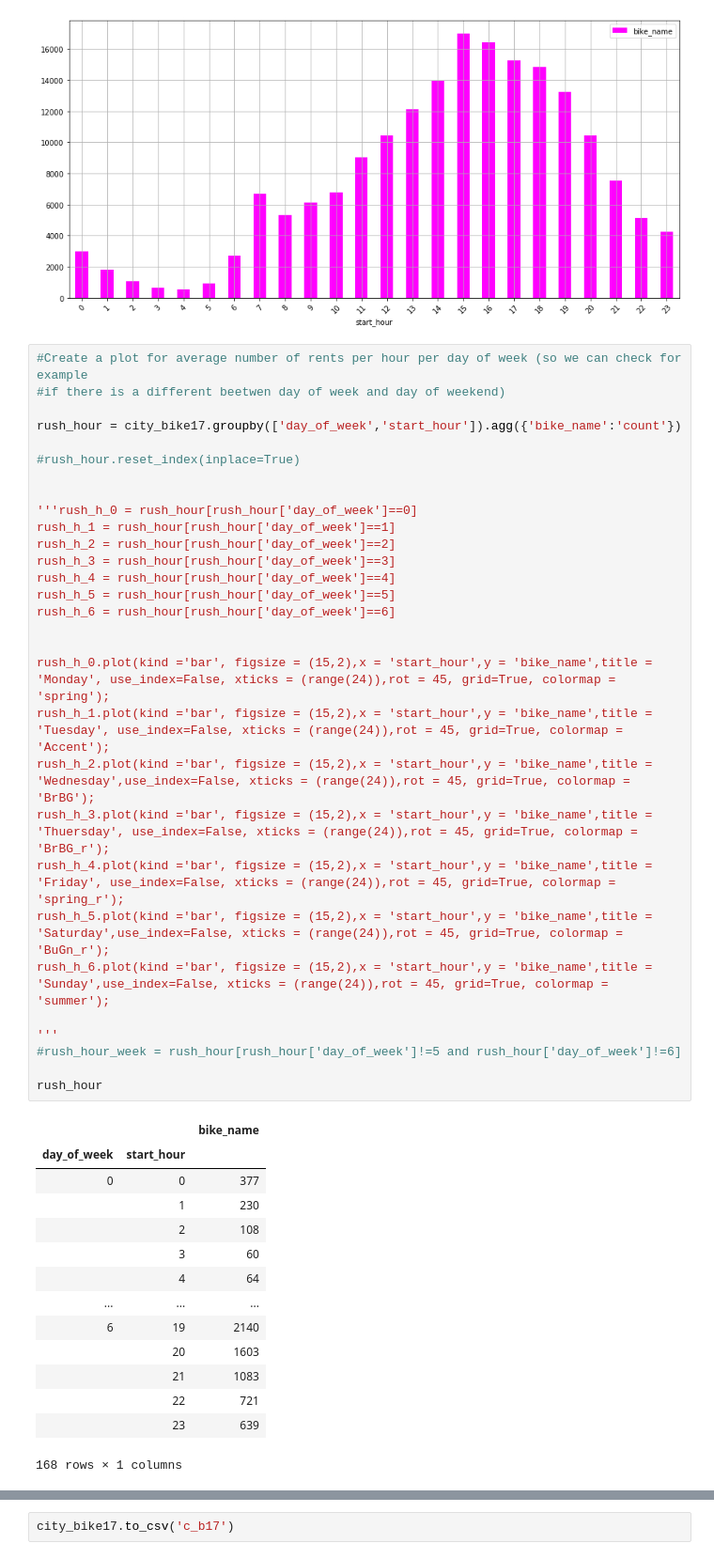
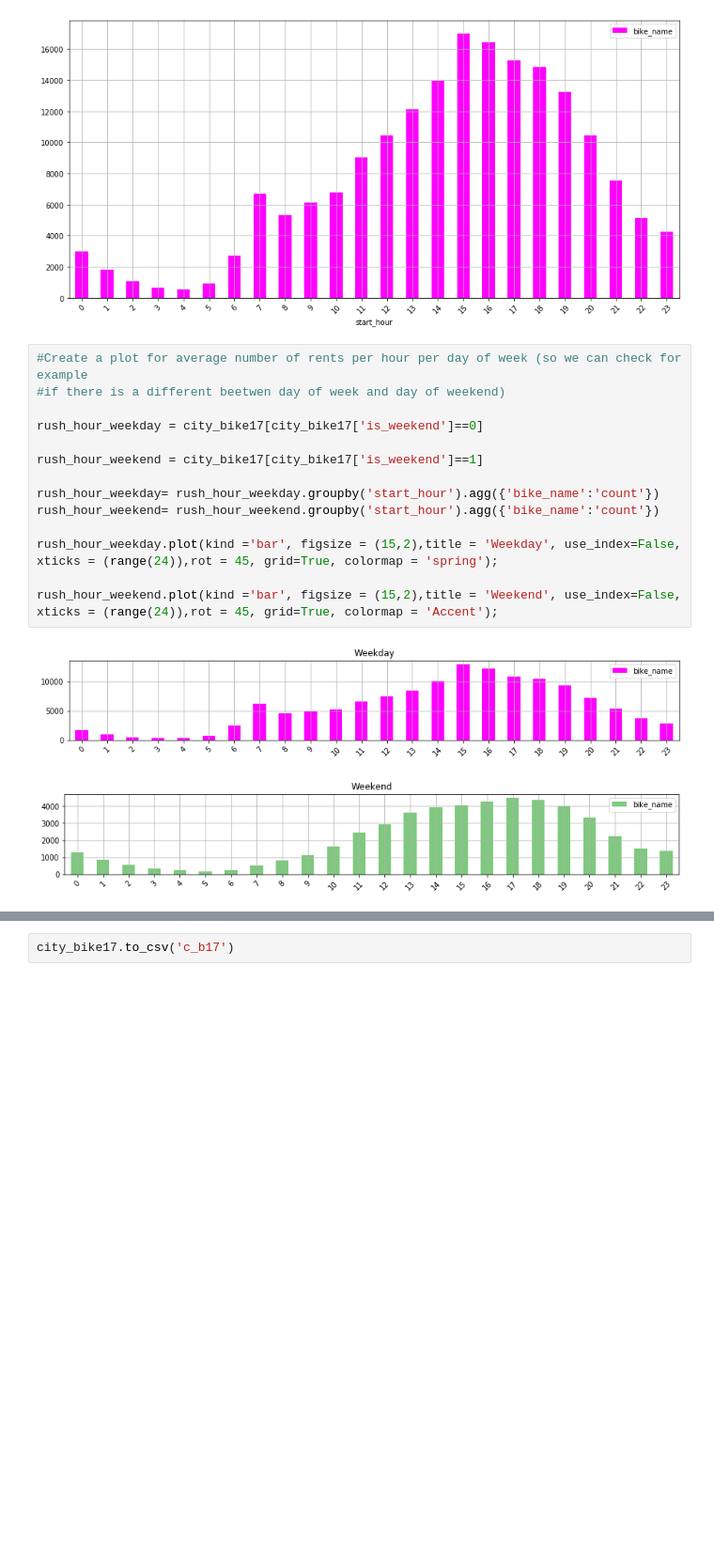
Before and after one commit to KGorczyca/City_bike_Lublin, a Jupyter notebook: PROJEKT PART 1 (2017).ipynb, the cells around one changed output, grey strips where cells are left out. Shown at 94% size. Saved outputs shown, nothing was run; the diff lists cells and outputs as text; blank space fills up the shorter version.

Commit message:
add new plot

```diff
--- a/PROJEKT PART 1 (2017).ipynb
+++ b/PROJEKT PART 1 (2017).ipynb
@@ -584,49 +612,21 @@ ave_rent_per_h.head()
 ave_rent_per_h.plot(kind ='bar', figsize = (15,7), use_index=True, xticks = (range(24)),rot = 45, grid=True, colormap = 'spring');
 # %% [output]
 [figure]
-# %%
-#Create a plot for average number of rents per hour per day of week (so we can check for example
-#if there is a different beetwen day of week and day of weekend)
-
-rush_hour = city_bike17.groupby(['day_of_week','start_hour']).agg({'bike_name':'count'})
-
-#rush_hour.reset_index(inplace=True)
-
-
-'''rush_h_0 = rush_hour[rush_hour['day_of_week']==0]
-rush_h_1 = rush_hour[rush_hour['day_of_week']==1]
-rush_h_2 = rush_hour[rush_hour['day_of_week']==2]
-rush_h_3 = rush_hour[rush_hour['day_of_week']==3]
-rush_h_4 = rush_hour[rush_hour['day_of_week']==4]
-rush_h_5 = rush_hour[rush_hour['day_of_week']==5]
-rush_h_6 = rush_hour[rush_hour['day_of_week']==6]
-
-
-rush_h_0.plot(kind ='bar', figsize = (15,2),x = 'start_hour',y = 'bike_name',title = 'Monday', use_index=False, xticks = (range(24)),rot = 45, grid=True, colormap = 'spring');
-rush_h_1.plot(kind ='bar', figsize = (15,2),x = 'start_hour',y = 'bike_name',title = 'Tuesday', use_index=False, xticks = (range(24)),rot = 45, grid=True, colormap = 'Accent');
-rush_h_2.plot(kind ='bar', figsize = (15,2),x = 'start_hour',y = 'bike_name',title = 'Wednesday',use_index=False, xticks = (range(24)),rot = 45, grid=True, colormap = 'BrBG');
-rush_h_3.plot(kind ='bar', figsize = (15,2),x = 'start_hour',y = 'bike_name',title = 'Thuersday', use_index=False, xticks = (range(24)),rot = 45, grid=True, colormap = 'BrBG_r');
-rush_h_4.plot(kind ='bar', figsize = (15,2),x = 'start_hour',y = 'bike_name',title = 'Friday', use_index=False, xticks = (range(24)),rot = 45, grid=True, colormap = 'spring_r');
-rush_h_5.plot(kind ='bar', figsize = (15,2),x = 'start_hour',y = 'bike_name',title = 'Saturday',use_index=False, xticks = (range(24)),rot = 45, grid=True, colormap = 'BuGn_r');
-rush_h_6.plot(kind ='bar', figsize = (15,2),x = 'start_hour',y = 'bike_name',title = 'Sunday',use_index=False, xticks = (range(24)),rot = 45, grid=True, colormap = 'summer');
-
-'''
-#rush_hour_week = rush_hour[rush_hour['day_of_week']!=5 and rush_hour['day_of_week']!=6]
-
-rush_hour
-# %% [output]
-|  |  | bike_name |
-| day_of_week | start_hour |  |
-| 0 | 0 | 377 |
-|  | 1 | 230 |
-|  | 2 | 108 |
-|  | 3 | 60 |
-|  | 4 | 64 |
-| ... | ... | ... |
-| 6 | 19 | 2140 |
-|  | 20 | 1603 |
-|  | 21 | 1083 |
-|  | 22 | 721 |
-|  | 23 | 639 |
-168 rows × 1 columns
+# %%
+#Create a plot for average number of rents per hour per day of week (so we can check for example
+#if there is a different beetwen day of week and day of weekend)
+
+rush_hour_weekday = city_bike17[city_bike17['is_weekend']==0]
+
+rush_hour_weekend = city_bike17[city_bike17['is_weekend']==1]
+
+rush_hour_weekday= rush_hour_weekday.groupby('start_hour').agg({'bike_name':'count'})
+rush_hour_weekend= rush_hour_weekend.groupby('start_hour').agg({'bike_name':'count'})
+
+rush_hour_weekday.plot(kind ='bar', figsize = (15,2),title = 'Weekday', use_index=False, xticks = (range(24)),rot = 45, grid=True, colormap = 'spring');
+
+rush_hour_weekend.plot(kind ='bar', figsize = (15,2),title = 'Weekend', use_index=False, xticks = (range(24)),rot = 45, grid=True, colormap = 'Accent');
+# %% [output]
+[figure, added]
+[figure, added]
 # %% [markdown]
```
Also changed, not shown: parts of 6 cells of this notebook.
